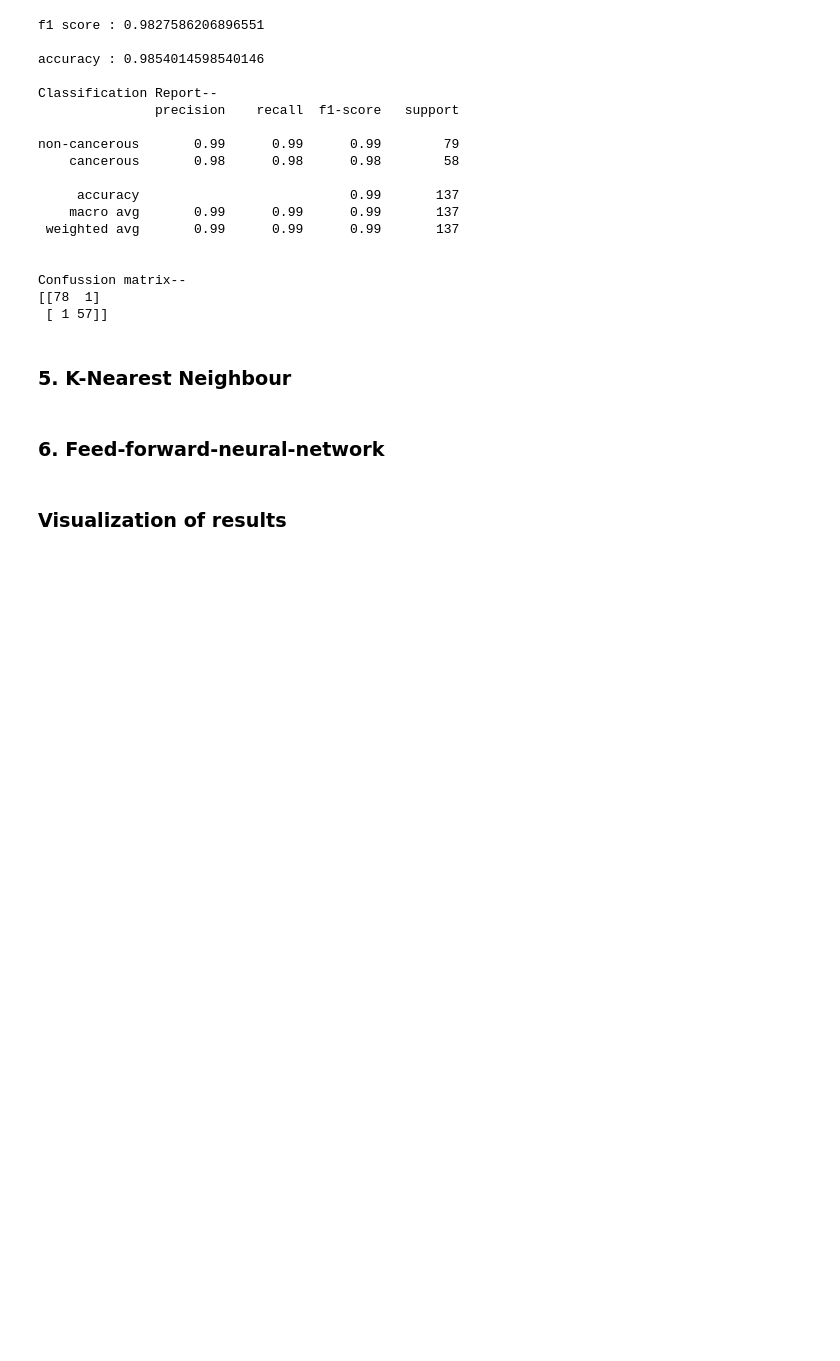
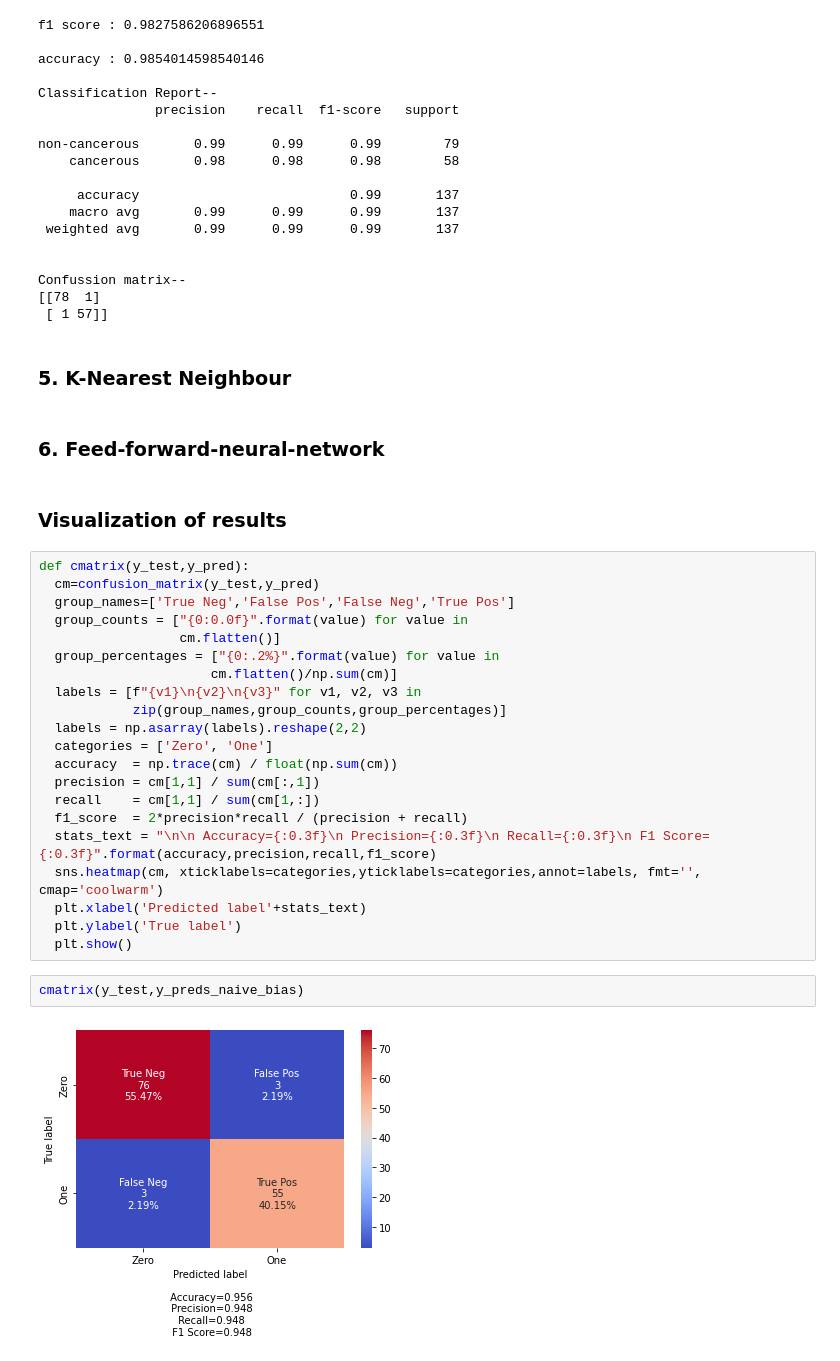
Before and after one commit to DSCKGEC/learn-machine-learn, a Jupyter notebook: Classification/Cancer_prediction.ipynb, the cells around one changed output. Saved outputs shown, nothing was run; the diff lists cells and outputs as text; blank space fills up the shorter version.

Commit message:
Added a unction to visualize confusion matrix

```diff
--- a/Classification/Cancer_prediction.ipynb
+++ b/Classification/Cancer_prediction.ipynb
@@ -321,3 +321,28 @@ Confussion matrix--
 ### 6. Feed-forward-neural-network
 # %% [markdown]
 ### Visualization of results
+# %%
+def cmatrix(y_test,y_pred):
+  cm=confusion_matrix(y_test,y_pred)
+  group_names=['True Neg','False Pos','False Neg','True Pos']
+  group_counts = ["{0:0.0f}".format(value) for value in
+                  cm.flatten()]
+  group_percentages = ["{0:.2%}".format(value) for value in
+                      cm.flatten()/np.sum(cm)]
+  labels = [f"{v1}\n{v2}\n{v3}" for v1, v2, v3 in
+            zip(group_names,group_counts,group_percentages)]
+  labels = np.asarray(labels).reshape(2,2)
+  categories = ['Zero', 'One']
+  accuracy  = np.trace(cm) / float(np.sum(cm))
+  precision = cm[1,1] / sum(cm[:,1])
+  recall    = cm[1,1] / sum(cm[1,:])
+  f1_score  = 2*precision*recall / (precision + recall)
+  stats_text = "\n\n Accuracy={:0.3f}\n Precision={:0.3f}\n Recall={:0.3f}\n F1 Score={:0.3f}".format(accuracy,precision,recall,f1_score)
+  sns.heatmap(cm, xticklabels=categories,yticklabels=categories,annot=labels, fmt='', cmap='coolwarm')
+  plt.xlabel('Predicted label'+stats_text)
+  plt.ylabel('True label')
+  plt.show()
+# %%
+cmatrix(y_test,y_preds_naive_bias)
+# %% [output]
+[figure, added]
```
